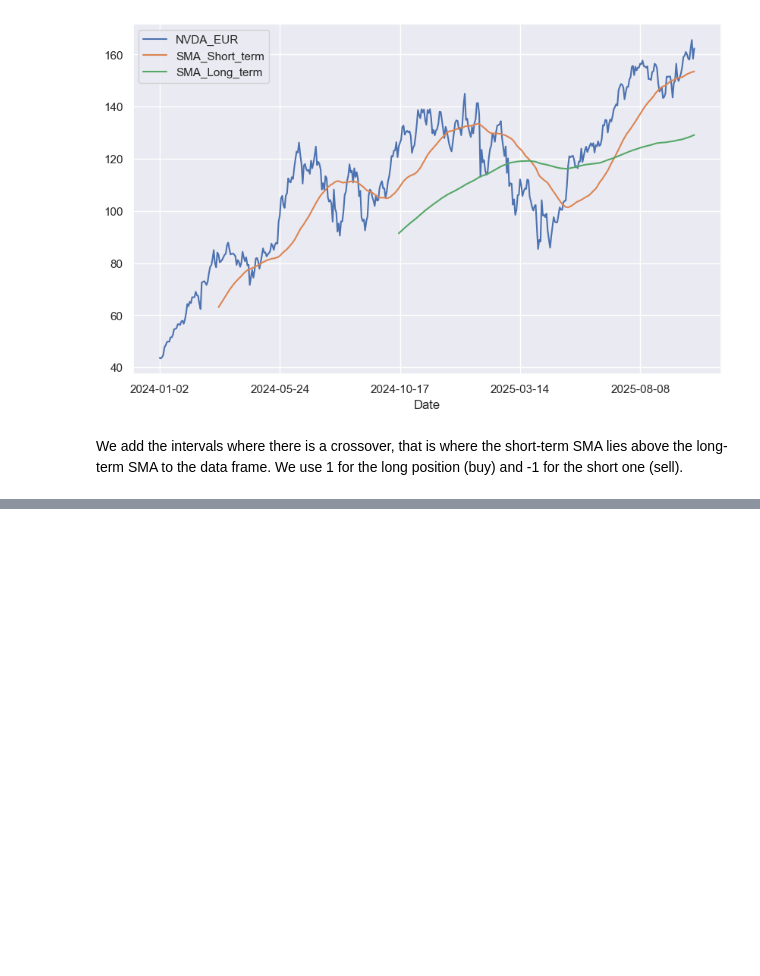
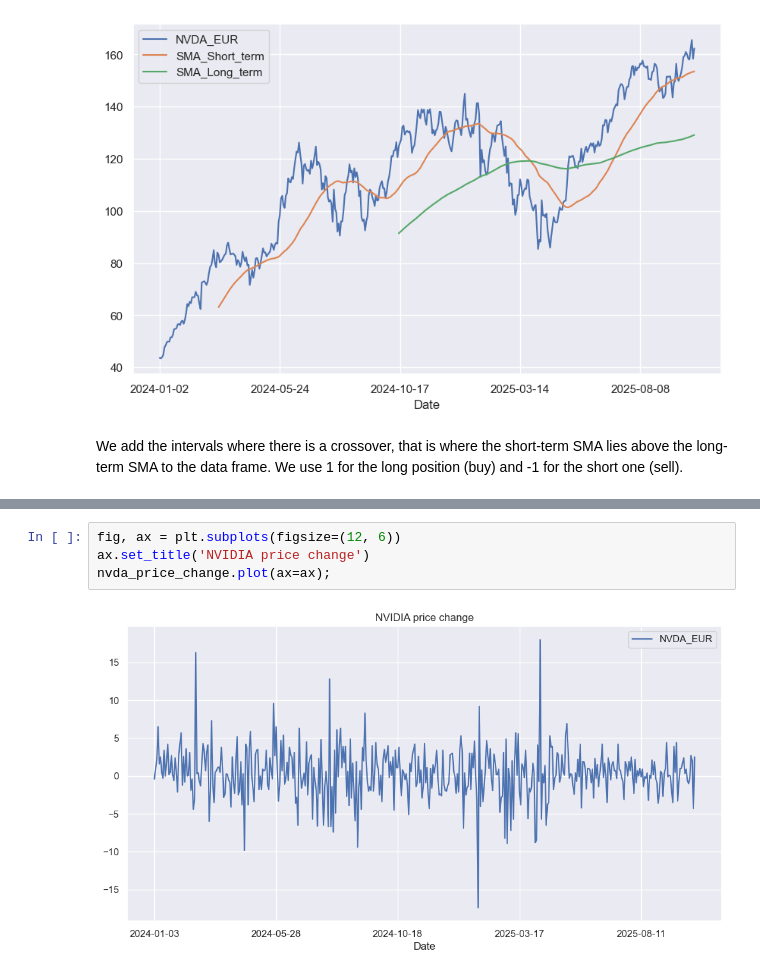
Before and after one commit to luigiselmi/finstat, a Jupyter notebook: experiments/experimental_portfolio.ipynb, the cells around one changed output, grey strips where cells are left out. Drawn from its saved outputs; the diff is of its cells as text; blank space fills up the shorter version.

```diff
--- a/experiments/experimental_portfolio.ipynb
+++ b/experiments/experimental_portfolio.ipynb
@@ -197,0 +205,6 @@ Text(0.5, 1.0, 'NVDA crossover trading strategy')
+# %%
+fig, ax = plt.subplots(figsize=(12, 6))
+ax.set_title('NVIDIA price change')
+nvda_price_change.plot(ax=ax);
+# %% [output]
+[figure, added]
```
Also changed, not shown: parts of 12 cells of this notebook.
